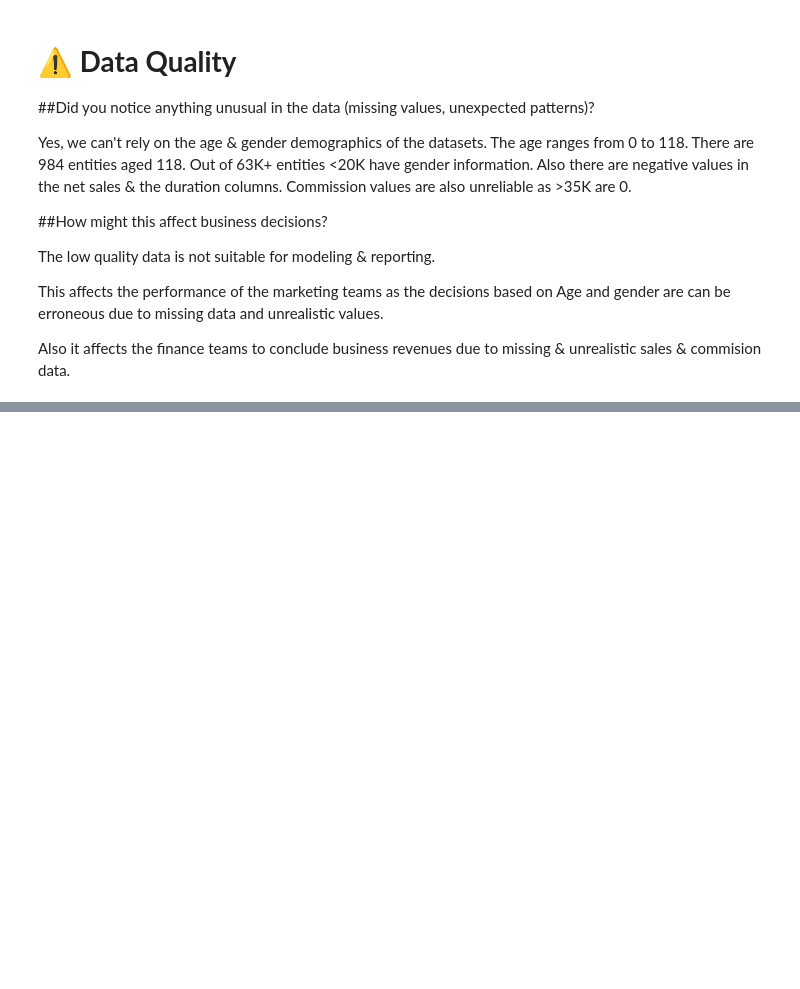
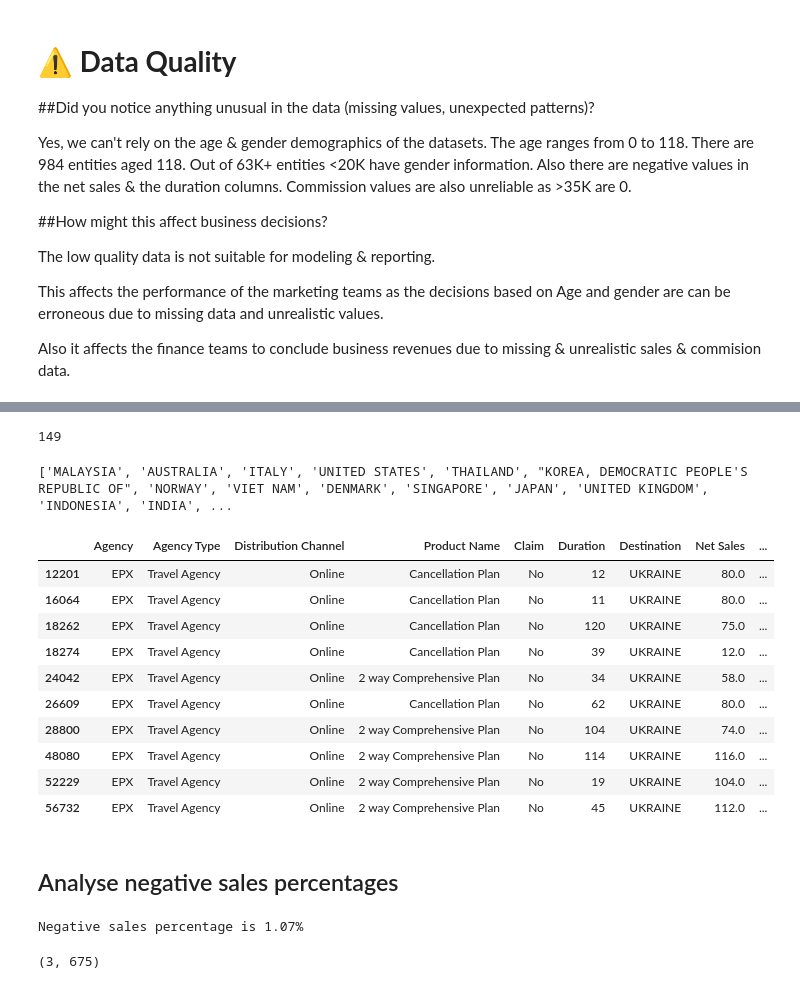
Before and after one commit to HansikaGunasekara/travel-insurance-claims-analysis, a Jupyter notebook: Analyse_travel_insurance_data.ipynb, the cells around one changed output, grey strips where cells are left out. Drawn from its saved outputs; the diff is of its cells as text; code cells hidden in the pictures; blank space fills up the shorter version.

```diff
--- a/Analyse_travel_insurance_data.ipynb
+++ b/Analyse_travel_insurance_data.ipynb
@@ -290,0 +384,34 @@ Also it affects the finance teams to conclude business revenues due to missing &
+# %%
+# Number of different destinations
+len(df['Destination'].unique())
+# %% [output]
+149
+# %%
+print(list(df['Destination'].unique()))
+# %% [output]
+['MALAYSIA', 'AUSTRALIA', 'ITALY', 'UNITED STATES', 'THAILAND', "KOREA, DEMOCRATIC PEOPLE'S REPUBLIC OF", 'NORWAY', 'VIET NAM', 'DENMARK', 'SINGAPORE', 'JAPAN', 'UNITED KINGDOM', 'INDONESIA', 'INDIA', ...
+# %%
+df[df['Destination'] == 'UKRAINE']
+# %% [output]
+|  | Agency | Agency Type | Distribution Channel | Product Name | Claim | Duration | Destination | Net Sales | ... |
+| 12201 | EPX | Travel Agency | Online | Cancellation Plan | No | 12 | UKRAINE | 80.0 | ... |
+| 16064 | EPX | Travel Agency | Online | Cancellation Plan | No | 11 | UKRAINE | 80.0 | ... |
+| 18262 | EPX | Travel Agency | Online | Cancellation Plan | No | 120 | UKRAINE | 75.0 | ... |
+| 18274 | EPX | Travel Agency | Online | Cancellation Plan | No | 39 | UKRAINE | 12.0 | ... |
+| 24042 | EPX | Travel Agency | Online | 2 way Comprehensive Plan | No | 34 | UKRAINE | 58.0 | ... |
+| 26609 | EPX | Travel Agency | Online | Cancellation Plan | No | 62 | UKRAINE | 80.0 | ... |
+| 28800 | EPX | Travel Agency | Online | 2 way Comprehensive Plan | No | 104 | UKRAINE | 74.0 | ... |
+| 48080 | EPX | Travel Agency | Online | 2 way Comprehensive Plan | No | 114 | UKRAINE | 116.0 | ... |
+| 52229 | EPX | Travel Agency | Online | 2 way Comprehensive Plan | No | 19 | UKRAINE | 104.0 | ... |
+| 56732 | EPX | Travel Agency | Online | 2 way Comprehensive Plan | No | 45 | UKRAINE | 112.0 | ... |
+# %% [markdown]
+## Analyse negative sales percentages
+# %%
+negative_sales_percentage = (df[df['Net Sales'].lt(0)].shape[0] / df.shape[0]) * 100
+print(f'Negative sales percentage is {negative_sales_percentage:.2f}%')
+# %% [output]
+Negative sales percentage is 1.07%
+# %%
+df[(df['Net Sales'].lt(0)) & (df['Claim'] == 'Yes')].shape[0], df[(df['Net Sales'].lt(0)) & (df['Claim'] == 'No')].shape[0]
+# %% [output]
+(3, 675)
```
Also changed, not shown: parts of 16 cells of this notebook.
